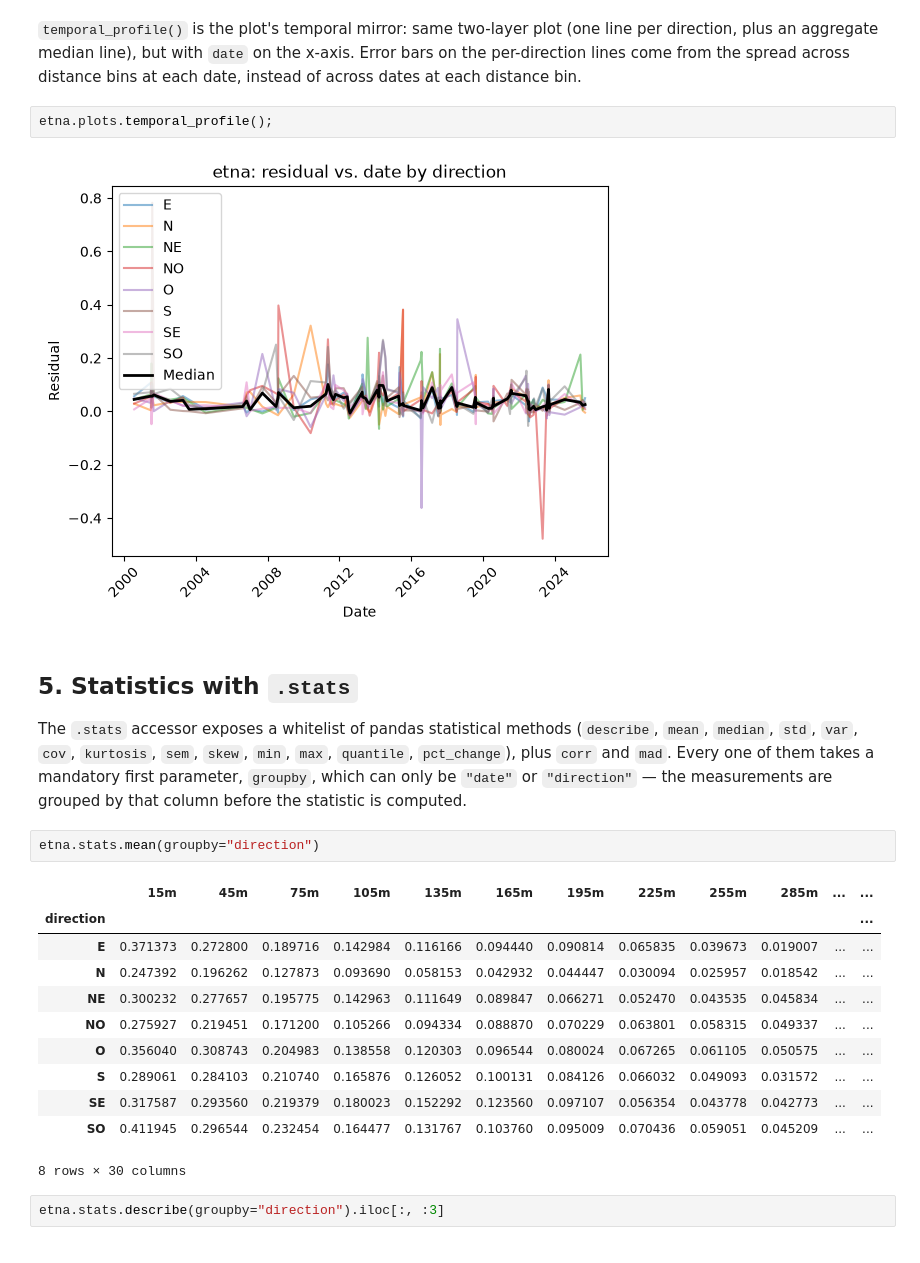
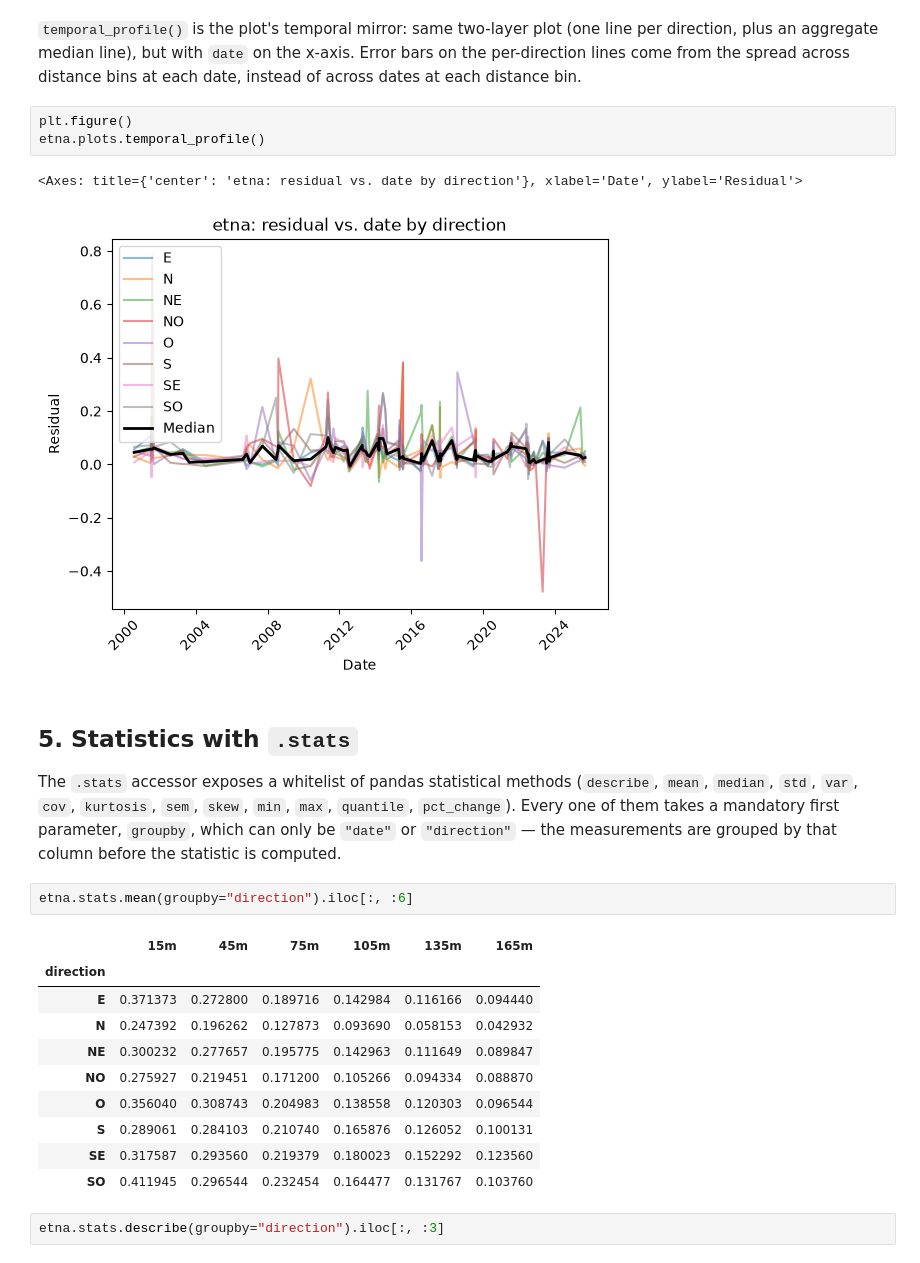
Before and after one commit to leliel12/volcanicus, a Jupyter notebook: notebooks/tutorial.ipynb, the cells around one changed output. Saved outputs shown, nothing was run; the diff lists cells and outputs as text.

```diff
--- a/notebooks/tutorial.ipynb
+++ b/notebooks/tutorial.ipynb
@@ -129,27 +129,28 @@ etna.plots("radial_profile", mean=False)
 # %% [markdown]
 `temporal_profile()` is the plot's temporal mirror: same two-layer plot (one line per direction, plus an aggregate median line), but with `date` on the x-axis. Error bars on the per-direction lines come from the spread across distance bins at each date, instead of across dates at each distance bin.
 # %%
-etna.plots.temporal_profile();
+plt.figure()
+etna.plots.temporal_profile()
 # %% [output]
+<Axes: title={'center': 'etna: residual vs. date by direction'}, xlabel='Date', ylabel='Residual'>
 [figure]
 # %% [markdown]
 ## 5. Statistics with `.stats`
 
-The `.stats` accessor exposes a whitelist of pandas statistical methods (`describe`, `mean`, `median`, `std`, `var`, `cov`, `kurtosis`, `sem`, `skew`, `min`, `max`, `quantile`, `pct_change`), plus `corr` and `mad`. Every one of them takes a mandatory first parameter, `groupby`, which can only be `"date"` or `"direction"` — the measurements are grouped by that column before the statistic is computed.
+The `.stats` accessor exposes a whitelist of pandas statistical methods (`describe`, `mean`, `median`, `std`, `var`, `cov`, `kurtosis`, `sem`, `skew`, `min`, `max`, `quantile`, `pct_change`). Every one of them takes a mandatory first parameter, `groupby`, which can only be `"date"` or `"direction"` — the measurements are grouped by that column before the statistic is computed.
 # %%
-etna.stats.mean(groupby="direction")
+etna.stats.mean(groupby="direction").iloc[:, :6]
 # %% [output]
-|  | 15m | 45m | 75m | 105m | 135m | 165m | 195m | 225m | 255m | 285m | ... | ... |
-| direction |  |  |  |  |  |  |  |  |  |  |  | ... |
-| E | 0.371373 | 0.272800 | 0.189716 | 0.142984 | 0.116166 | 0.094440 | 0.090814 | 0.065835 | 0.039673 | 0.019007 | ... | ... |
-| N | 0.247392 | 0.196262 | 0.127873 | 0.093690 | 0.058153 | 0.042932 | 0.044447 | 0.030094 | 0.025957 | 0.018542 | ... | ... |
-| NE | 0.300232 | 0.277657 | 0.195775 | 0.142963 | 0.111649 | 0.089847 | 0.066271 | 0.052470 | 0.043535 | 0.045834 | ... | ... |
-| NO | 0.275927 | 0.219451 | 0.171200 | 0.105266 | 0.094334 | 0.088870 | 0.070229 | 0.063801 | 0.058315 | 0.049337 | ... | ... |
-| O | 0.356040 | 0.308743 | 0.204983 | 0.138558 | 0.120303 | 0.096544 | 0.080024 | 0.067265 | 0.061105 | 0.050575 | ... | ... |
-| S | 0.289061 | 0.284103 | 0.210740 | 0.165876 | 0.126052 | 0.100131 | 0.084126 | 0.066032 | 0.049093 | 0.031572 | ... | ... |
-| SE | 0.317587 | 0.293560 | 0.219379 | 0.180023 | 0.152292 | 0.123560 | 0.097107 | 0.056354 | 0.043778 | 0.042773 | ... | ... |
-| SO | 0.411945 | 0.296544 | 0.232454 | 0.164477 | 0.131767 | 0.103760 | 0.095009 | 0.070436 | 0.059051 | 0.045209 | ... | ... |
+|  | 15m | 45m | 75m | 105m | 135m | 165m |
+| direction |  |  |  |  |  |  |
+| E | 0.371373 | 0.272800 | 0.189716 | 0.142984 | 0.116166 | 0.094440 |
+| N | 0.247392 | 0.196262 | 0.127873 | 0.093690 | 0.058153 | 0.042932 |
+| NE | 0.300232 | 0.277657 | 0.195775 | 0.142963 | 0.111649 | 0.089847 |
+| NO | 0.275927 | 0.219451 | 0.171200 | 0.105266 | 0.094334 | 0.088870 |
+| O | 0.356040 | 0.308743 | 0.204983 | 0.138558 | 0.120303 | 0.096544 |
+| S | 0.289061 | 0.284103 | 0.210740 | 0.165876 | 0.126052 | 0.100131 |
+| SE | 0.317587 | 0.293560 | 0.219379 | 0.180023 | 0.152292 | 0.123560 |
+| SO | 0.411945 | 0.296544 | 0.232454 | 0.164477 | 0.131767 | 0.103760 |
-8 rows × 30 columns
 # %%
 etna.stats.describe(groupby="direction").iloc[:, :3]
 # %% [output]
```
Also changed, not shown: parts of 11 cells of this notebook, 4 other files.
